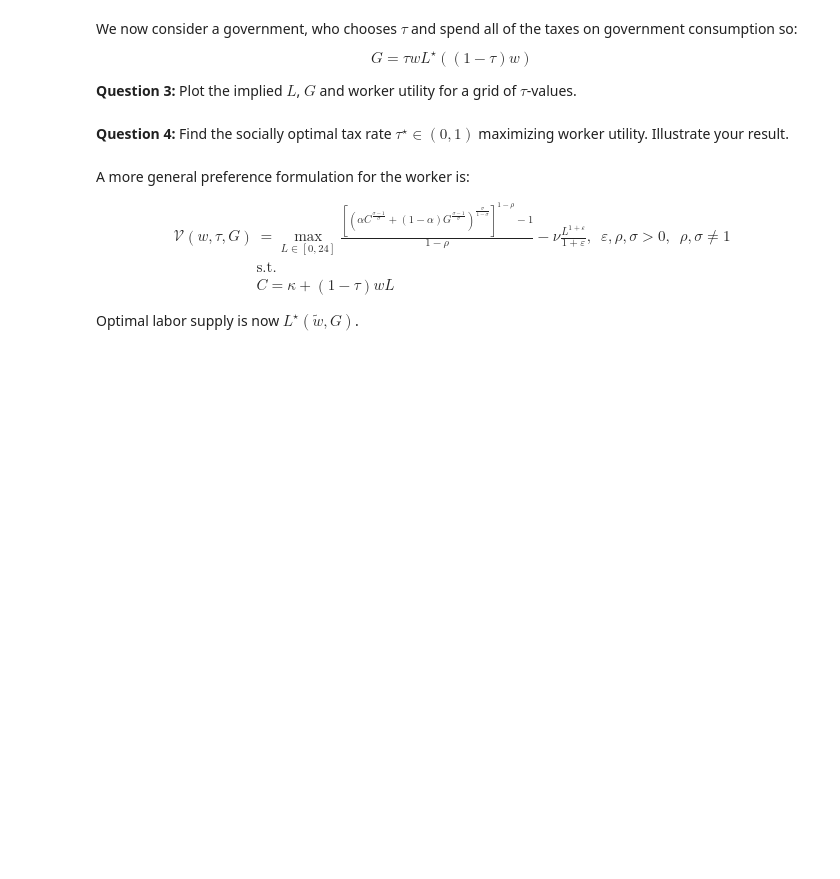
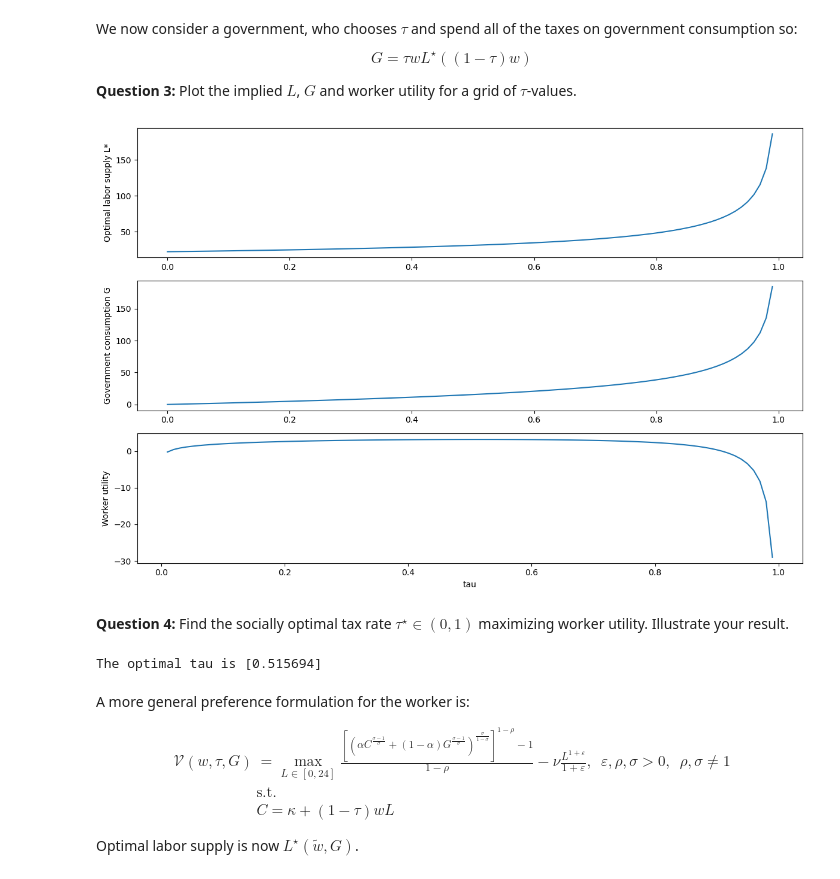
Before and after one commit to NumEconCopenhagen/projects-2023-shashi-buhle, a Jupyter notebook: Exam-2023/Exam-2023-notebook.ipynb, the cells around one changed output. Saved outputs shown, nothing was run; the diff lists cells and outputs as text; code cells hidden in the pictures; blank space fills up the shorter version.

```diff
--- a/Exam-2023/Exam-2023-notebook.ipynb
+++ b/Exam-2023/Exam-2023-notebook.ipynb
@@ -157,34 +163,36 @@ def government_consumption(tau):
 def worker_utility(tau):
     C = kappa + (1 - tau) * w * optimal_labor_supply(tau)
     G = government_consumption(tau)
-    return np.log(C*alpha * G(1 - alpha)) - nu * optimal_labor_supply(tau)*2 / 2
+    return np.log(C*alpha*G*(1 - alpha)) - nu * optimal_labor_supply(tau)**2 / 2
 
 # Generate a grid of tau values
 tau_values = np.linspace(0, 1, 100)
 
 # Calculate L, G, and utility for each tau
 L_values = [optimal_labor_supply(tau) for tau in tau_values]
 G_values = [government_consumption(tau) for tau in tau_values]
 utility_values = [worker_utility(tau) for tau in tau_values]
 
 # Plot L, G, and utility as functions of tau
 plt.figure(figsize=(12, 8))
 
 plt.subplot(3, 1, 1)
 plt.plot(tau_values, L_values)
 plt.ylabel('Optimal labor supply L*')
 
 plt.subplot(3, 1, 2)
 plt.plot(tau_values, G_values)
 plt.ylabel('Government consumption G')
 
 plt.subplot(3, 1, 3)
 plt.plot(tau_values, utility_values)
 plt.xlabel('tau')
 plt.ylabel('Worker utility')
 
 plt.tight_layout()
 plt.show()
+# %% [output]
+[figure, added]
 # %% [markdown]
 **Question 4:** Find the socially optimal tax rate $\tau^{\star}\in(0,1)$ maximizing worker utility. Illustrate your result.
 # %%
@@ -193,7 +201,7 @@ def objective(tau):
     w_tilde = (1 - tau) * w
     L_star = optimal_labor_supply(tau)
     G = tau * w * L_star
-    utility = np.log((kappa + (1 - tau) * w * L_star)*alpha * G(1 - alpha)) - nu * L_star*2 / 2
+    utility = np.log((kappa + (1 - tau) * w * L_star) * alpha * G * (1 - alpha)) - nu * L_star**2 / 2
     return -utility
 
 # Run the optimizer
@@ -201,6 +209,8 @@ result = minimize(objective, 0.5, bounds=[(0, 1)], method='L-BFGS-B')
 
 # Print the optimal tau
 print(f"The optimal tau is {result.x}")
+# %% [output]
+The optimal tau is [0.515694]
 # %% [markdown]
 A more general preference formulation for the worker is:
 
```
Also changed, not shown: parts of 11 cells of this notebook.
